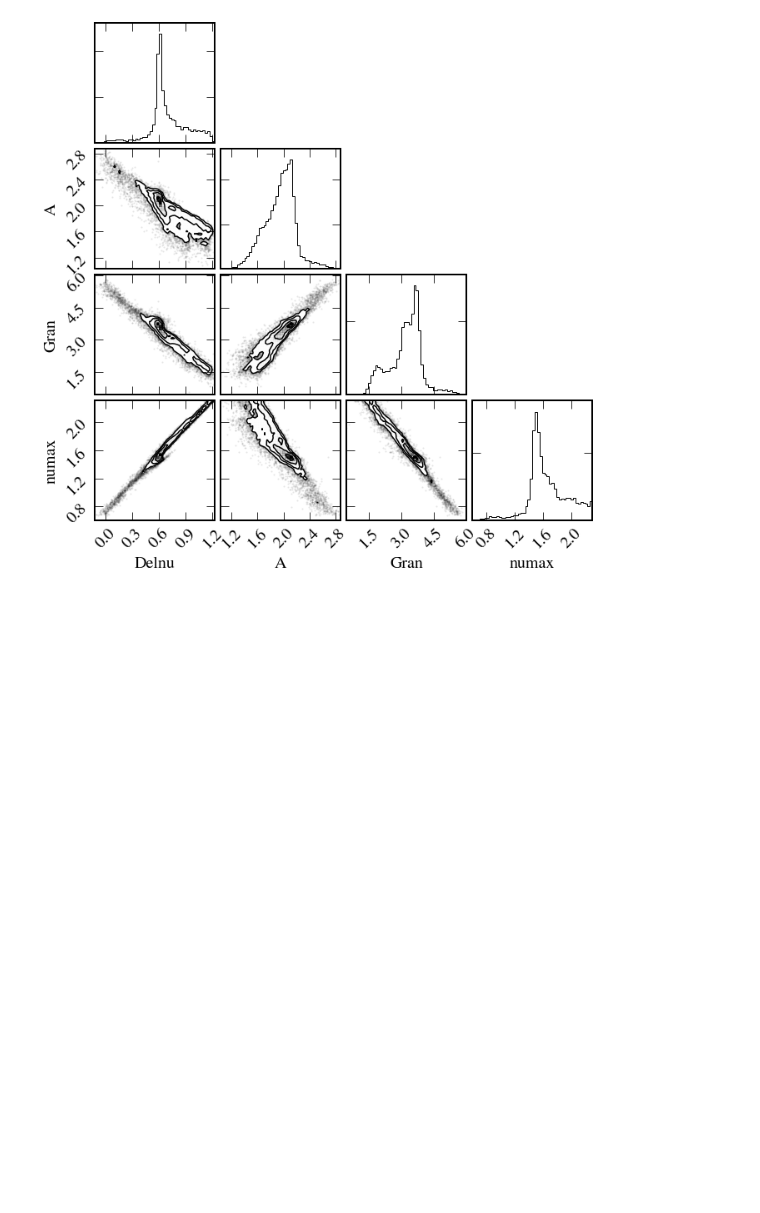
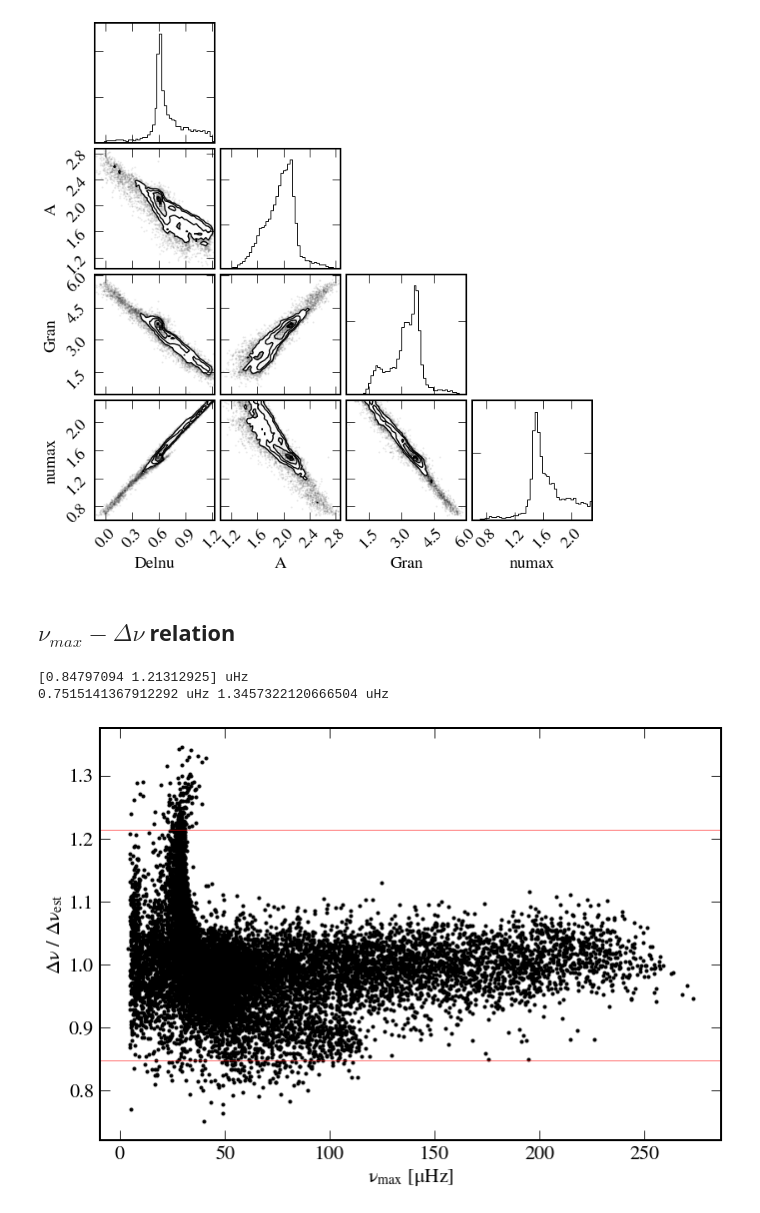
Before and after one commit to abonaca/tess_giants, a Jupyter notebook: notebooks/kepler_giants.ipynb, the cells around one changed output. Cells and saved outputs as stored; diff of their text form; code cells hidden in the pictures; blank space fills up the shorter version.

Commit message:
numax dnu relation + scatter

```diff
--- a/notebooks/kepler_giants.ipynb
+++ b/notebooks/kepler_giants.ipynb
@@ -234,3 +234,27 @@ labels = ['Delnu', 'A', 'Gran', 'numax']
 corner.corner(data.T, labels=labels, bins=50);
 # %% [output]
 [figure]
+# %% [markdown]
+## $\nu_{max}$ $-$ $\Delta\nu$ relation
+# %%
+dnu_est = 0.267 * t['numax'].to(u.uHz).value**0.764
+rel_dnu = t['Delnu'].to(u.uHz) / dnu_est
+rel_percentile = np.percentile(rel_dnu, [1,99])
+print(rel_percentile)
+print(np.min(rel_dnu), np.max(rel_dnu))
+# %% [output]
+[0.84797094 1.21312925] uHz
+0.7515141367912292 uHz 1.3457322120666504 uHz
+# %%
+plt.figure(figsize=(10,7))
+plt.plot(t['numax'].to(u.uHz).value, rel_dnu.value, 'k.')
+
+for r in rel_percentile:
+    plt.axhline(r.value, color='r', lw=0.5)
+
+plt.xlabel('$\\nu_{max}$ [$\mu$Hz]')
+plt.ylabel('$\Delta\\nu$ / $\Delta\\nu_{est}$')
+
+plt.tight_layout()
+# %% [output]
+[figure, added]
```
